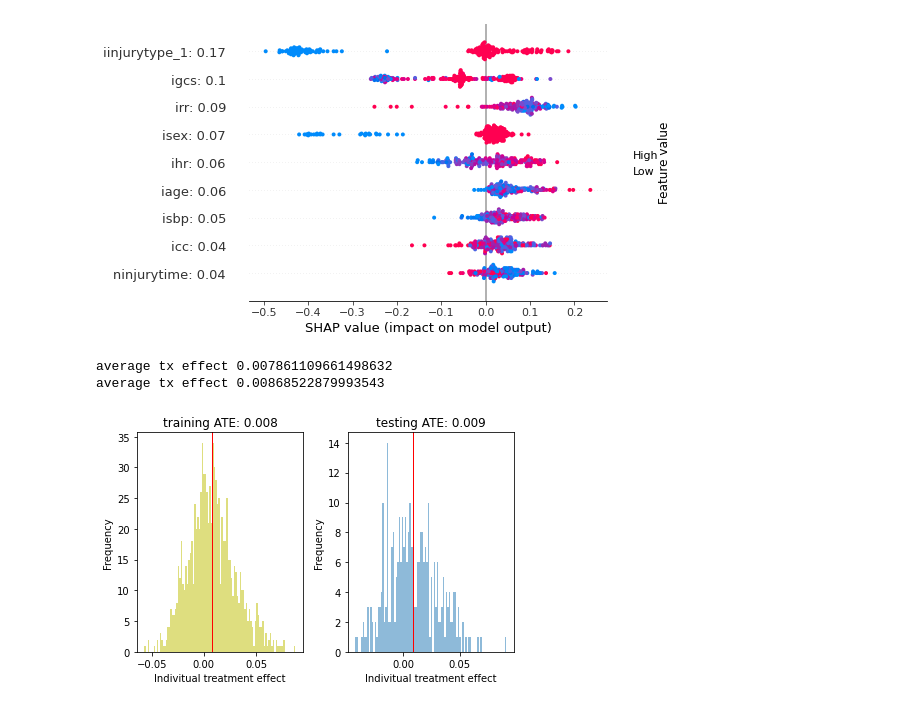
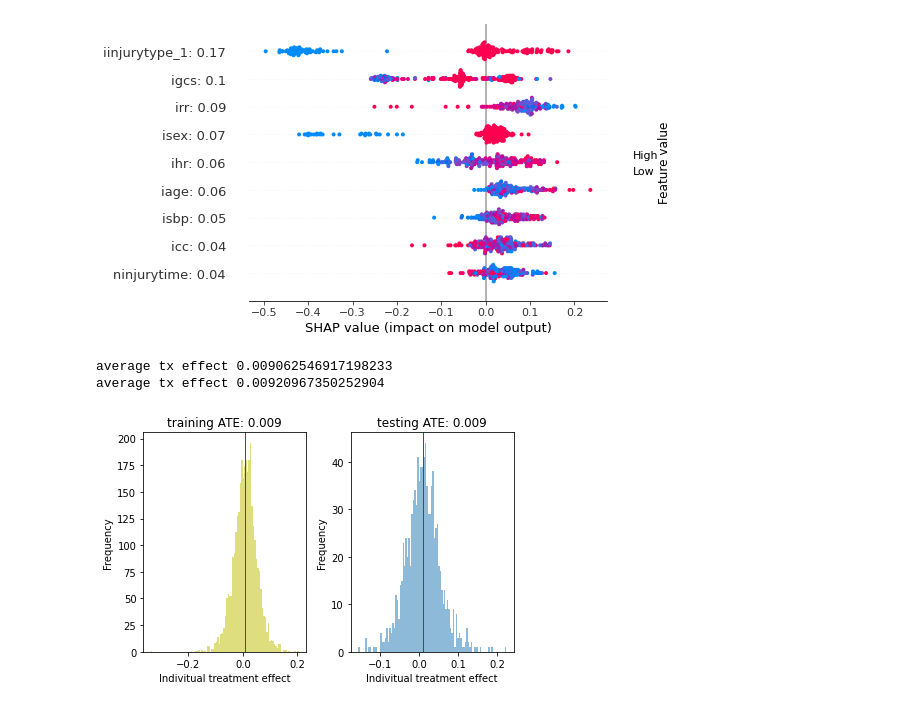
Before and after one commit to q8888620002/LIFT-XAI, a Jupyter notebook: notebooks/subgroup_crash_2.ipynb, the cells around one changed output. Cells and saved outputs as stored; diff of their text form; code cells hidden in the pictures.

```diff
--- a/notebooks/subgroup_crash_2.ipynb
+++ b/notebooks/subgroup_crash_2.ipynb
@@ -284,32 +530,32 @@ plot_feature_values(learner_explanations["shapley_sampling"])
 # %% [output]
 [figure]
 # %%
-learner = "RALearner"
-shuffle = "False"
+learner = "XLearner"
+shuffle = "True"
 
 results_train = pkl.load(open(f"../results/crash_2/train_shuffle_{shuffle}_{learner}.pkl", "rb"))
 results_test = pkl.load(open(f"../results/crash_2/test_shuffle_{shuffle}_{learner}.pkl", "rb"))
 
 print("average tx effect", np.mean(results_train))
 print("average tx effect", np.mean(results_test))
 
 plt.subplot(1,2,1)
 plt.hist(np.mean(results_train, axis=0), bins=100 ,alpha= 0.5, color="y")
 plt.axvline(x= np.mean(results_train), linewidth=1, color='r')
 
 plt.title("training ATE: "+ str(np.round(np.mean(results_train), 3)))
 plt.xlabel("Indivitual treatment effect")
 plt.ylabel("Frequency")
 
 plt.subplot(1,2,2)
 plt.hist(np.mean(results_test, axis=0), bins=100, alpha = 0.5)
 plt.axvline(x= np.mean(results_test), linewidth=1, color='r')
 
 plt.title("testing ATE: "+ str(np.round(np.mean(results_test), 3)))
 plt.xlabel("Indivitual treatment effect")
 plt.ylabel("Frequency")
 plt.tight_layout()
 # %% [output]
-average tx effect 0.007861109661498632
-average tx effect 0.00868522879993543
+average tx effect 0.009062546917198233
+average tx effect 0.00920967350252904
-[figure, old version]
+[figure, new version]
```
Also changed, not shown: parts of 24 cells of this notebook, 26 other files.
